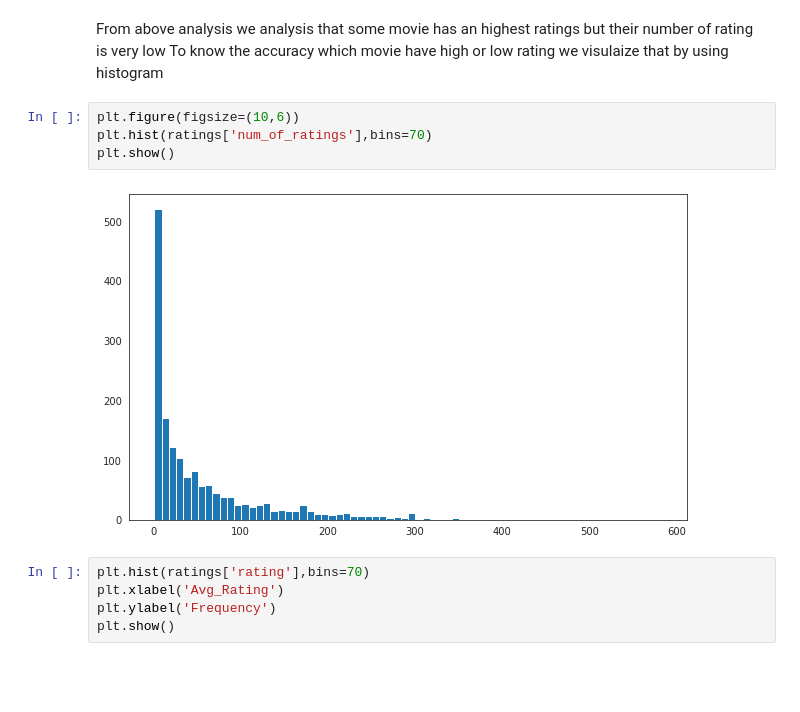
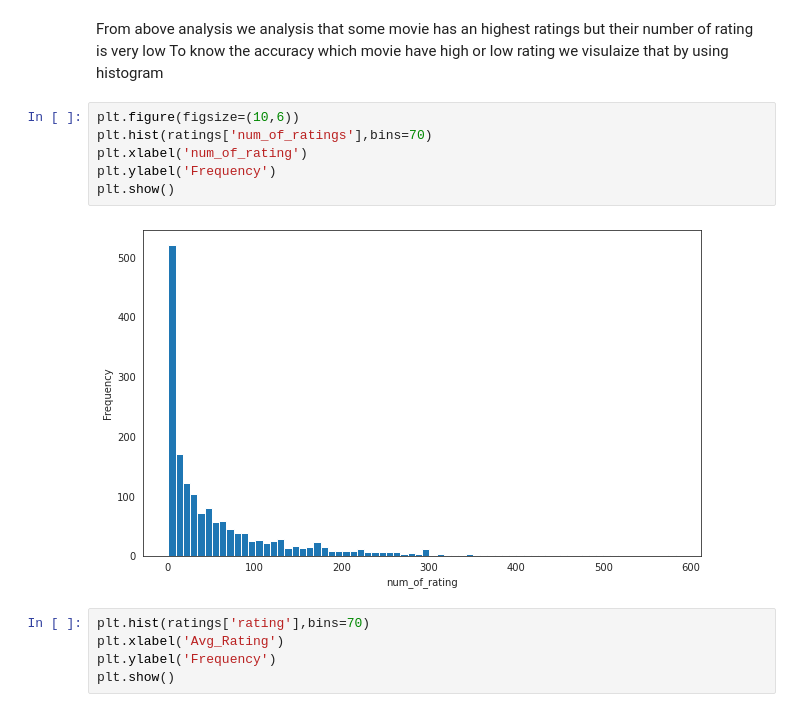
Before and after one commit to akki9008/akki9008, a Jupyter notebook: movie-recommendation-system.ipynb, the cells around one changed output. Cells and saved outputs as stored; diff of their text form; blank space fills up the shorter version.

```diff
--- a/movie-recommendation-system.ipynb
+++ b/movie-recommendation-system.ipynb
@@ -281,9 +261,11 @@ To know the accuracy which movie have high or low rating we visulaize that  by u
 # %%
 plt.figure(figsize=(10,6))
 plt.hist(ratings['num_of_ratings'],bins=70)
+plt.xlabel('num_of_rating')
+plt.ylabel('Frequency')
 plt.show()
 # %% [output]
-[figure, old version]
+[figure, new version]
 # %%
 plt.hist(ratings['rating'],bins=70)
 plt.xlabel('Avg_Rating')
```
Also changed, not shown: parts of 11 cells of this notebook.
